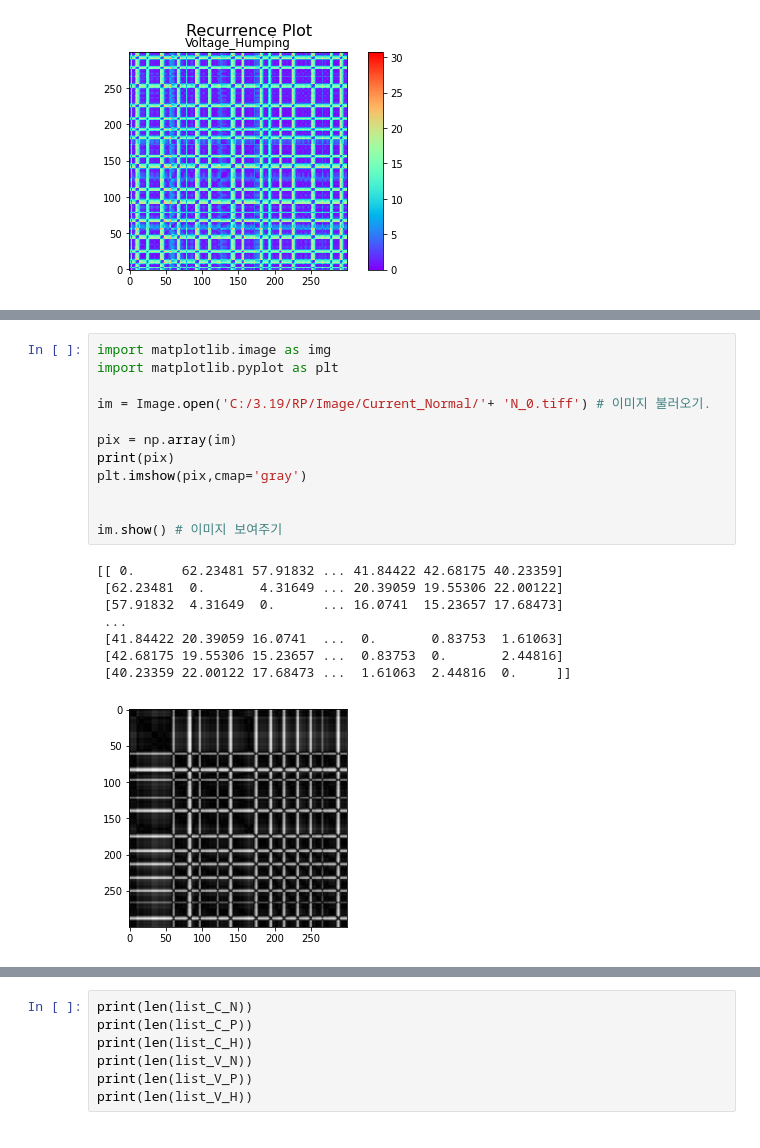
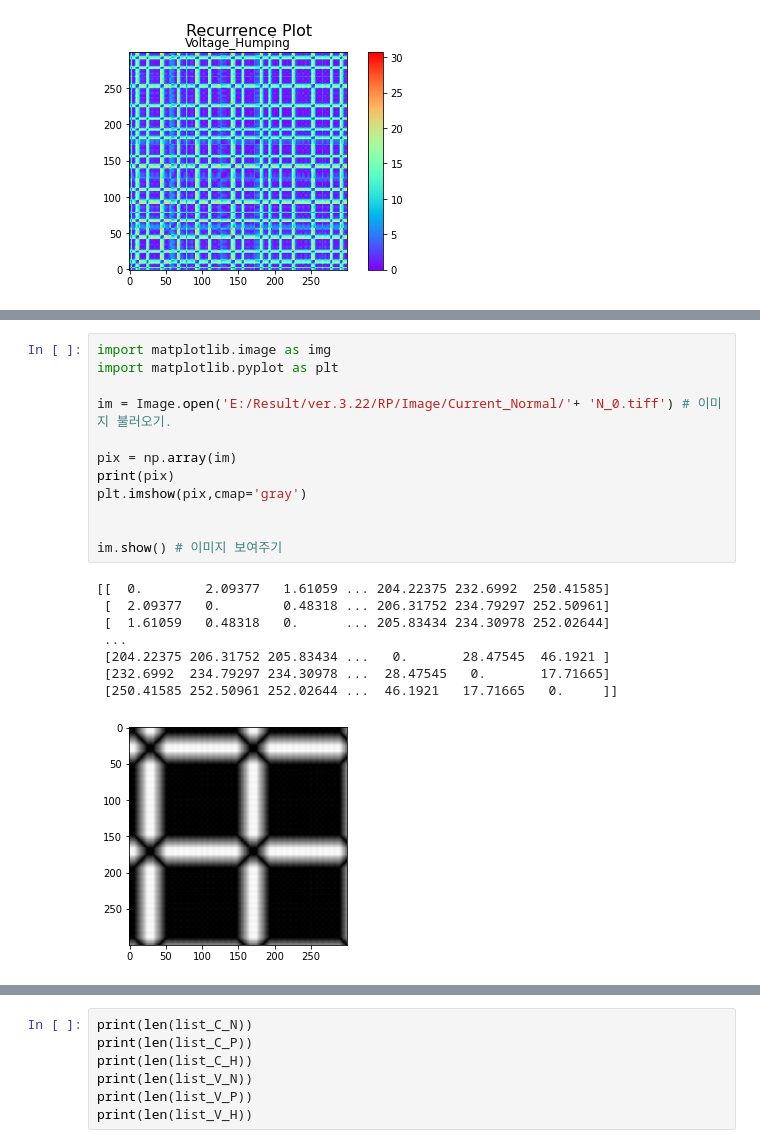
Before and after one commit to WooHyuck-Jeong/Recurrence_Plot, a Jupyter notebook: RP_Dataset.ipynb, the cells around one changed output, grey strips where cells are left out. Drawn from its saved outputs; the diff is of its cells as text.

```diff
--- a/RP_Dataset.ipynb
+++ b/RP_Dataset.ipynb
@@ -436,24 +436,24 @@ for i in range(0, len(list_RP_Voltage_Humping)):
 # %%
 import matplotlib.image as img
 import matplotlib.pyplot as plt
 
-im = Image.open('C:/3.19/RP/Image/Current_Normal/'+ 'N_0.tiff') # 이미지 불러오기.
+im = Image.open('E:/Result/ver.3.22/RP/Image/Current_Normal/'+ 'N_0.tiff') # 이미지 불러오기.
 
 pix = np.array(im)
 print(pix)
 plt.imshow(pix,cmap='gray')
 
 
 im.show() # 이미지 보여주기
 # %% [output]
-[[ 0.      62.23481 57.91832 ... 41.84422 42.68175 40.23359]
- [62.23481  0.       4.31649 ... 20.39059 19.55306 22.00122]
- [57.91832  4.31649  0.      ... 16.0741  15.23657 17.68473]
+[[  0.        2.09377   1.61059 ... 204.22375 232.6992  250.41585]
+ [  2.09377   0.        0.48318 ... 206.31752 234.79297 252.50961]
+ [  1.61059   0.48318   0.      ... 205.83434 234.30978 252.02644]
  ...
- [41.84422 20.39059 16.0741  ...  0.       0.83753  1.61063]
- [42.68175 19.55306 15.23657 ...  0.83753  0.       2.44816]
- [40.23359 22.00122 17.68473 ...  1.61063  2.44816  0.     ]]
+ [204.22375 206.31752 205.83434 ...   0.       28.47545  46.1921 ]
+ [232.6992  234.79297 234.30978 ...  28.47545   0.       17.71665]
+ [250.41585 252.50961 252.02644 ...  46.1921   17.71665   0.     ]]
-[figure, old version]
+[figure, new version]
 # %%
 list_C_N = []
 list_C_P =[]
```
Also changed, not shown: parts of 8 cells of this notebook.
